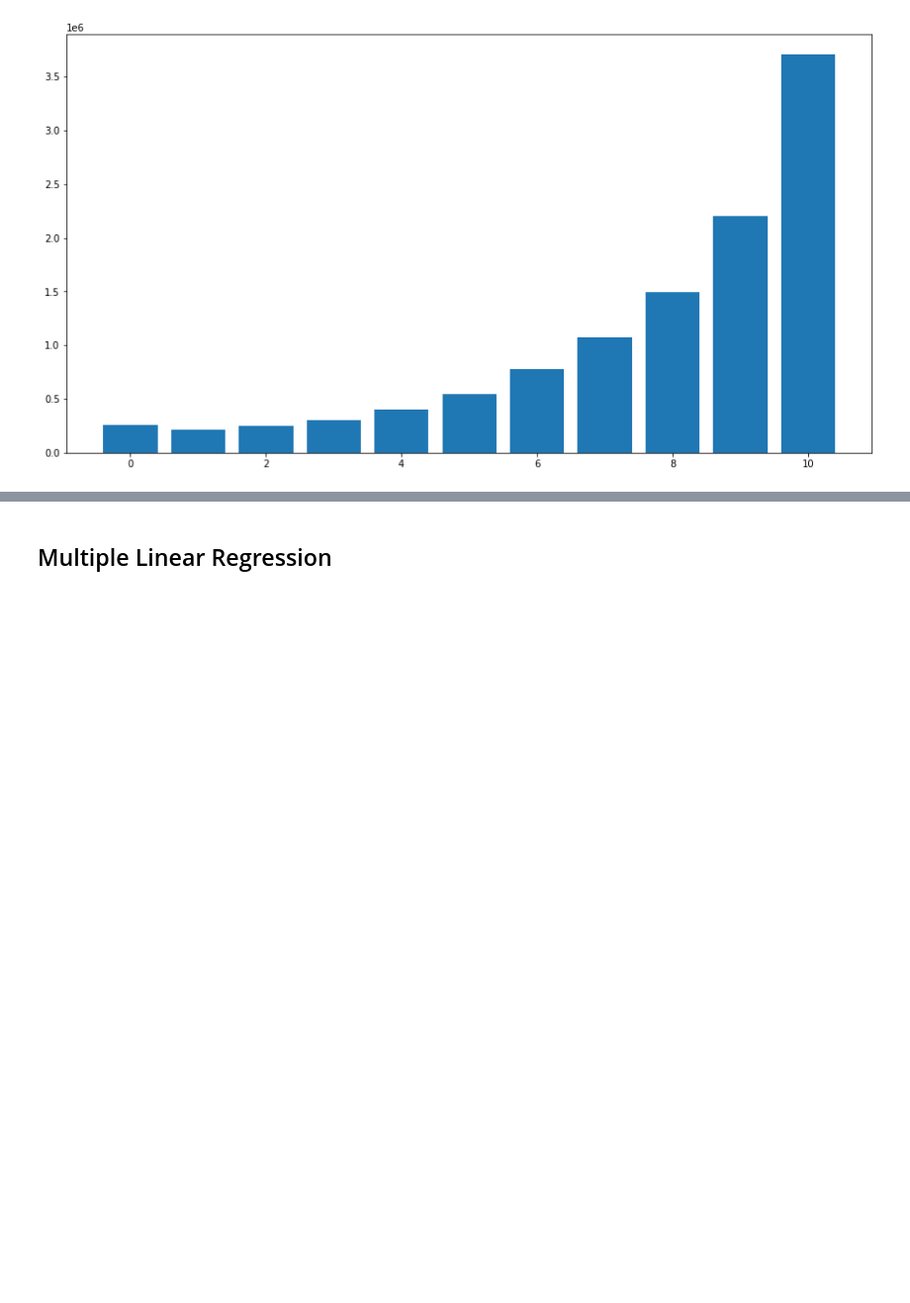
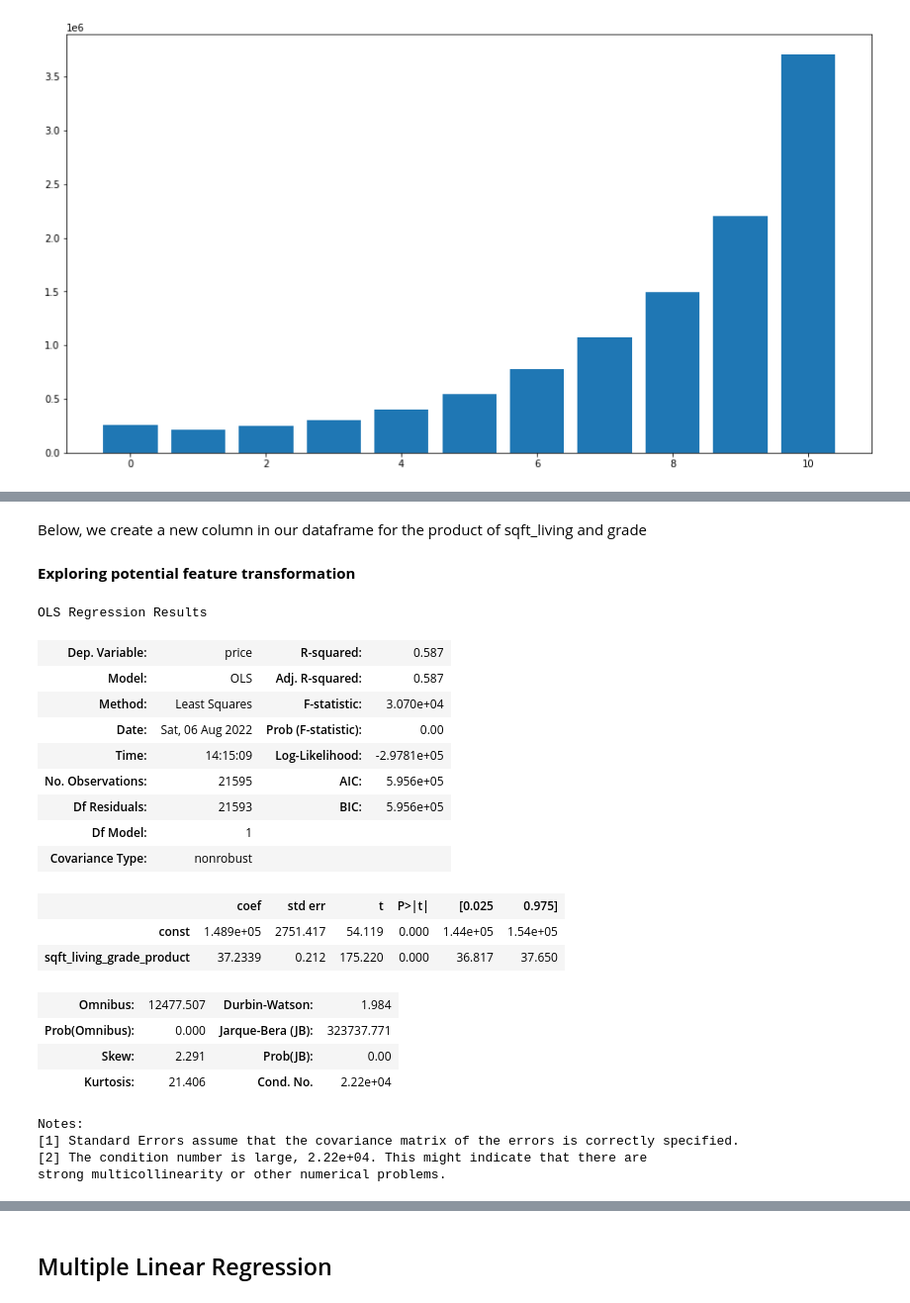
Before and after one commit to mattrubic/dsc-phase-2-project-v2-3, a Jupyter notebook: EDAs.ipynb, the cells around one changed output, grey strips where cells are left out. Shown at 99% size. Drawn from its saved outputs; the diff is of its cells as text; code cells hidden in the pictures; blank space fills up the shorter version.

```diff
--- a/EDAs.ipynb
+++ b/EDAs.ipynb
@@ -237,0 +237,4 @@ By this model, each square foot adds about \\$184 to sale price. As grade increa
+# %% [markdown]
+Below, we create a new column in our dataframe for the product of sqft_living and grade
+# %% [markdown]
+**Exploring potential feature transformation**
@@ -237,0 +243,29 @@ By this model, each square foot adds about \\$184 to sale price. As grade increa
+# %%
+y = df['price']
+X = df.loc[:, ['sqft_living_grade_product']]
+# %%
+results_product = sm.OLS(y, sm.add_constant(X)).fit()
+# %%
+results_product.summary()
+# %% [output]
+OLS Regression Results
+| Dep. Variable: | price | R-squared: | 0.587 |
+| Model: | OLS | Adj. R-squared: | 0.587 |
+| Method: | Least Squares | F-statistic: | 3.070e+04 |
+| Date: | Sat, 06 Aug 2022 | Prob (F-statistic): | 0.00 |
+| Time: | 14:15:09 | Log-Likelihood: | -2.9781e+05 |
+| No. Observations: | 21595 | AIC: | 5.956e+05 |
+| Df Residuals: | 21593 | BIC: | 5.956e+05 |
+| Df Model: | 1 |  |  |
+| Covariance Type: | nonrobust |  |  |
+|  | coef | std err | t | P>|t| | [0.025 | 0.975] |
+| const | 1.489e+05 | 2751.417 | 54.119 | 0.000 | 1.44e+05 | 1.54e+05 |
+| sqft_living_grade_product | 37.2339 | 0.212 | 175.220 | 0.000 | 36.817 | 37.650 |
+| Omnibus: | 12477.507 | Durbin-Watson: | 1.984 |
+| Prob(Omnibus): | 0.000 | Jarque-Bera (JB): | 323737.771 |
+| Skew: | 2.291 | Prob(JB): | 0.00 |
+| Kurtosis: | 21.406 | Cond. No. | 2.22e+04 |
+Notes:
+[1] Standard Errors assume that the covariance matrix of the errors is correctly specified.
+[2] The condition number is large, 2.22e+04. This might indicate that there are
+strong multicollinearity or other numerical problems.
```
Also changed, not shown: parts of 27 cells of this notebook, 2 other files.
